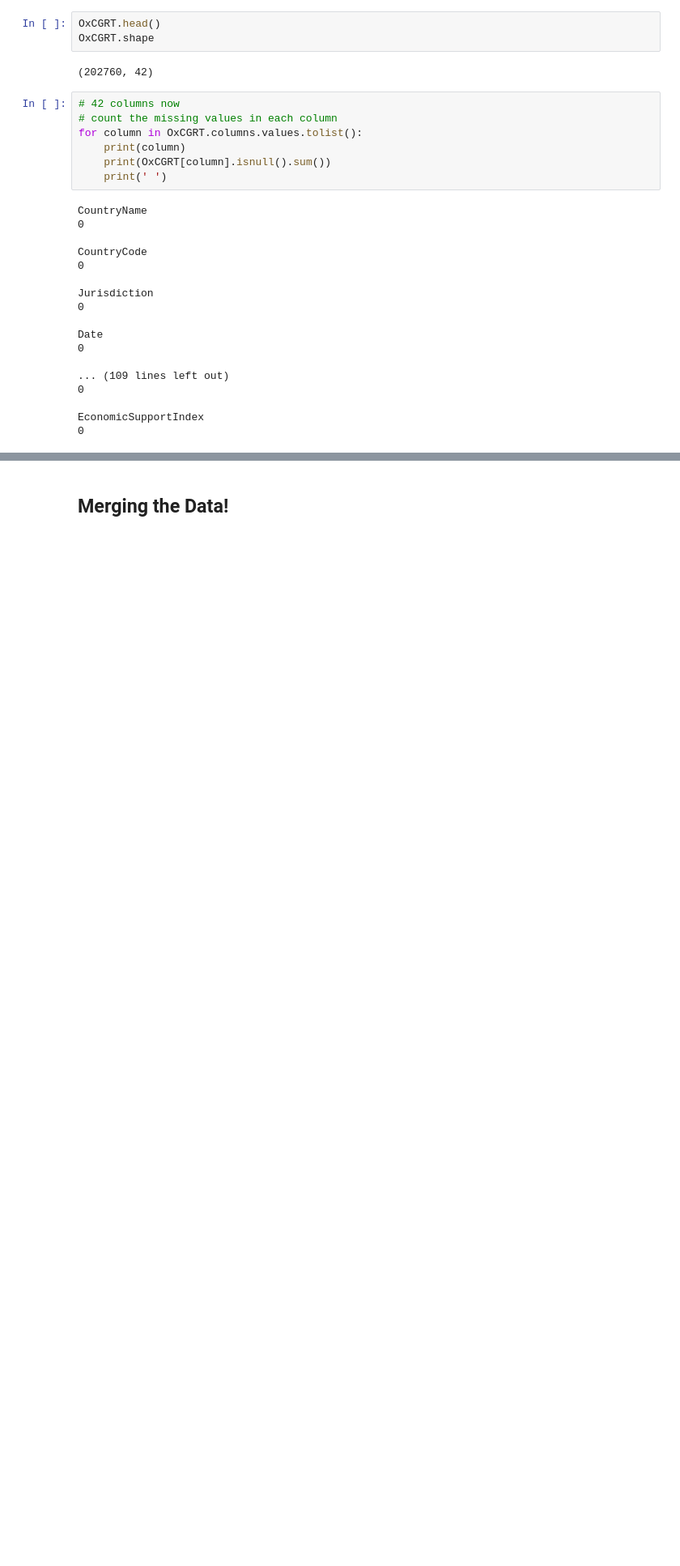
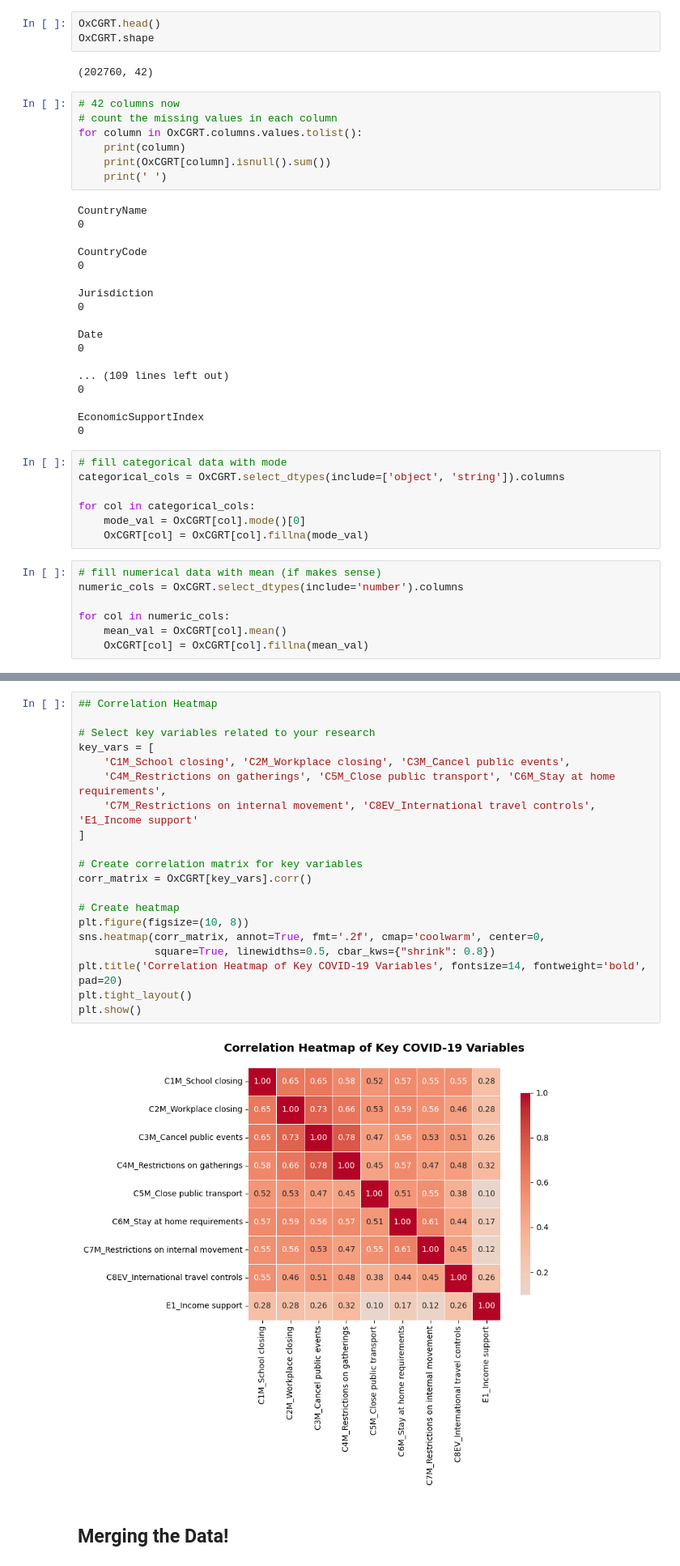
Before and after one commit to RithikaCheela/Data-Visualizations-Project, a Jupyter notebook: covidData_wrang.ipynb, the cells around one changed output, grey strips where cells are left out. Shown at 81% size. Saved outputs shown, nothing was run; the diff lists cells and outputs as text; blank space fills up the shorter version.

Commit message:
correlations for oxcgrt data

```diff
--- a/covidData_wrang.ipynb
+++ b/covidData_wrang.ipynb
@@ -651,3 +651,17 @@ Date
 
 EconomicSupportIndex
 0
+# %%
+# fill categorical data with mode
+categorical_cols = OxCGRT.select_dtypes(include=['object', 'string']).columns
+
+for col in categorical_cols:
+    mode_val = OxCGRT[col].mode()[0]
+    OxCGRT[col] = OxCGRT[col].fillna(mode_val)
+# %%
+# fill numerical data with mean (if makes sense)
+numeric_cols = OxCGRT.select_dtypes(include='number').columns
+
+for col in numeric_cols:
+    mean_val = OxCGRT[col].mean()
+    OxCGRT[col] = OxCGRT[col].fillna(mean_val)
@@ -654,3 +697,25 @@ EconomicSupportIndex
+# %%
+## Correlation Heatmap
+
+# Select key variables related to your research
+key_vars = [
+    'C1M_School closing', 'C2M_Workplace closing', 'C3M_Cancel public events',
+    'C4M_Restrictions on gatherings', 'C5M_Close public transport', 'C6M_Stay at home requirements',
+    'C7M_Restrictions on internal movement', 'C8EV_International travel controls', 'E1_Income support'
+]
+
+# Create correlation matrix for key variables
+corr_matrix = OxCGRT[key_vars].corr()
+
+# Create heatmap
+plt.figure(figsize=(10, 8))
+sns.heatmap(corr_matrix, annot=True, fmt='.2f', cmap='coolwarm', center=0,
+            square=True, linewidths=0.5, cbar_kws={"shrink": 0.8})
+plt.title('Correlation Heatmap of Key COVID-19 Variables', fontsize=14, fontweight='bold', pad=20)
+plt.tight_layout()
+plt.show()
+# %% [output]
+[figure, added]
 # %% [markdown]
 ## Merging the Data!
 # %%
```
Also changed, not shown: parts of 4 cells of this notebook.
